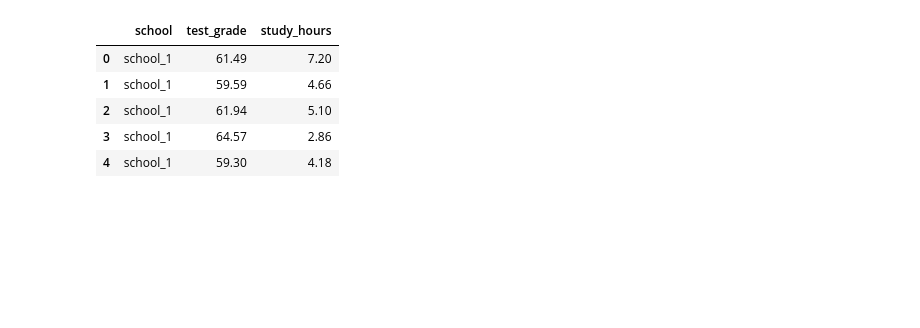
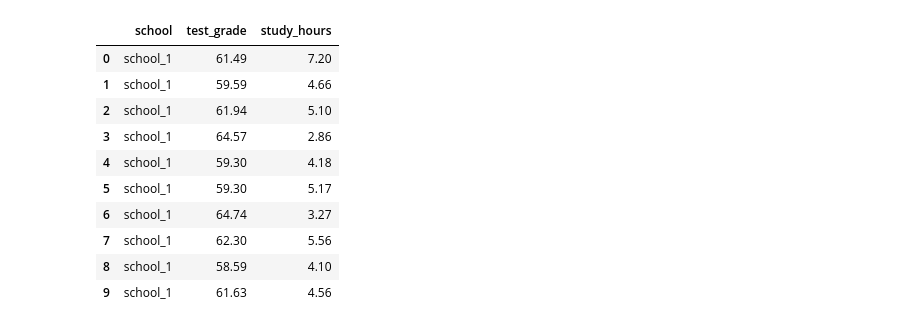
Before and after one commit to juanpi19/medium-articles, a Jupyter notebook: clustered_data_analysis.ipynb, the cells around one changed output. Drawn from its saved outputs; the diff is of its cells as text; code cells hidden in the pictures; blank space fills up the shorter version.

```diff
--- a/clustered_data_analysis.ipynb
+++ b/clustered_data_analysis.ipynb
@@ -21,14 +23,19 @@ school_5 = pd.DataFrame({'school': 'school_5', 'test_grade': np.random.normal(90
 
 df = pd.concat([school_1, school_2, school_3, school_4, school_5])
 # %%
-df.round(2).head()
+df.round(2).head(10)
 # %% [output]
 |  | school | test_grade | study_hours |
 | 0 | school_1 | 61.49 | 7.20 |
 | 1 | school_1 | 59.59 | 4.66 |
 | 2 | school_1 | 61.94 | 5.10 |
 | 3 | school_1 | 64.57 | 2.86 |
 | 4 | school_1 | 59.30 | 4.18 |
+| 5 | school_1 | 59.30 | 5.17 |
+| 6 | school_1 | 64.74 | 3.27 |
+| 7 | school_1 | 62.30 | 5.56 |
+| 8 | school_1 | 58.59 | 4.10 |
+| 9 | school_1 | 61.63 | 4.56 |
 # %%
 plt.figure(figsize=(8, 6))
 sns.scatterplot(data=df, x='study_hours', y='test_grade', hue='school', palette='Set1')
```
Also changed, not shown: parts of 12 cells of this notebook.
